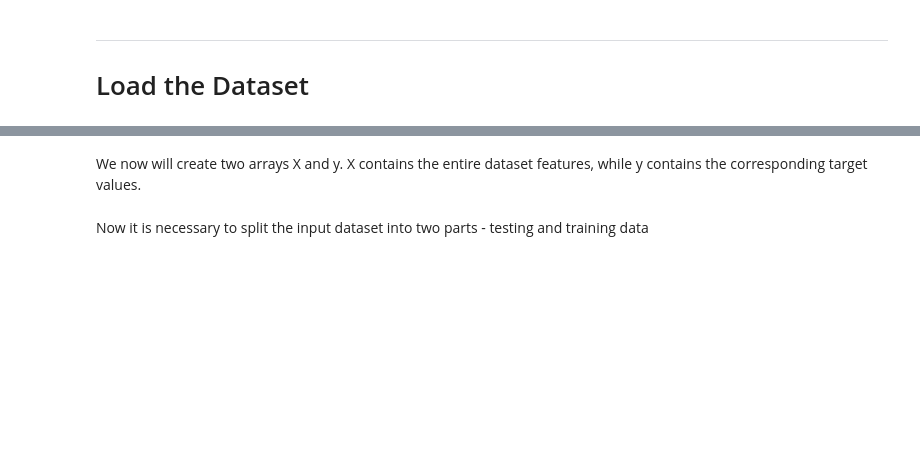
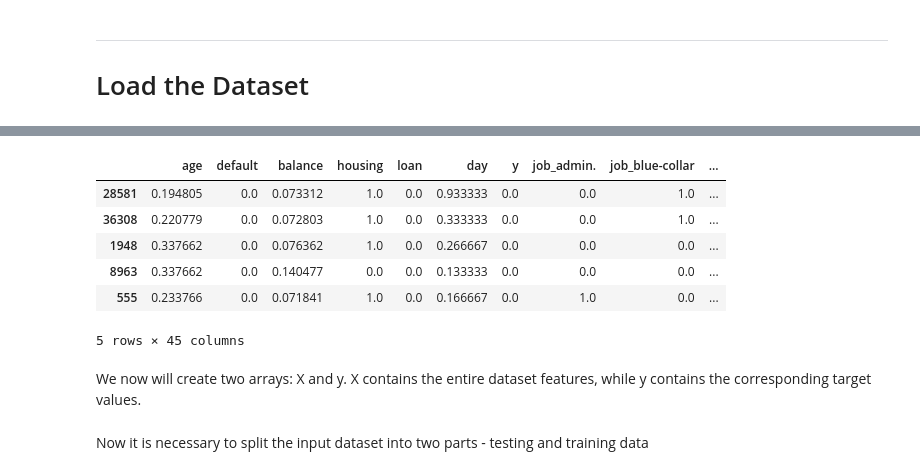
Before and after one commit to daemonchild/cardiffmet-dat6002-artificial-intelligence, a Jupyter notebook: assessment/part_2/3-MLP-with-SciKitLearn.ipynb, the cells around one changed output, grey strips where cells are left out. Cells and saved outputs as stored; diff of their text form; code cells hidden in the pictures; blank space fills up the shorter version.

```diff
--- a/assessment/part_2/3-MLP-with-SciKitLearn.ipynb
+++ b/assessment/part_2/3-MLP-with-SciKitLearn.ipynb
@@ -169,3 +184,13 @@ else:
+# %%
+df.sample(5)
+# %% [output]
+|  | age | default | balance | housing | loan | day | y | job_admin. | job_blue-collar | ... |
+| 28581 | 0.194805 | 0.0 | 0.073312 | 1.0 | 0.0 | 0.933333 | 0.0 | 0.0 | 1.0 | ... |
+| 36308 | 0.220779 | 0.0 | 0.072803 | 1.0 | 0.0 | 0.333333 | 0.0 | 0.0 | 1.0 | ... |
+| 1948 | 0.337662 | 0.0 | 0.076362 | 1.0 | 0.0 | 0.266667 | 0.0 | 0.0 | 0.0 | ... |
+| 8963 | 0.337662 | 0.0 | 0.140477 | 0.0 | 0.0 | 0.133333 | 0.0 | 0.0 | 0.0 | ... |
+| 555 | 0.233766 | 0.0 | 0.071841 | 1.0 | 0.0 | 0.166667 | 0.0 | 1.0 | 0.0 | ... |
+5 rows × 45 columns
 # %%
 import numpy as np
 import pandas as pd
@@ -176,5 +201,5 @@ from sklearn.preprocessing import StandardScaler
 from sklearn.neural_network import MLPClassifier
 from sklearn.metrics import accuracy_score, classification_report, confusion_matrix
 # %% [markdown]
-We now will create two arrays X and y.
+We now will create two arrays: X and y.
 X contains the entire dataset features, while y contains the corresponding target values.
```
Also changed, not shown: parts of 8 cells of this notebook, 4 other files.
